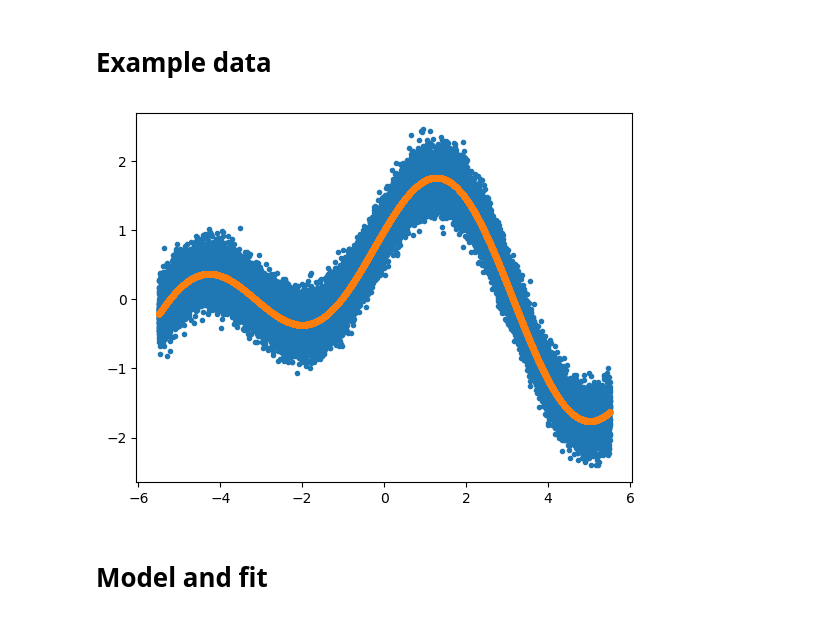
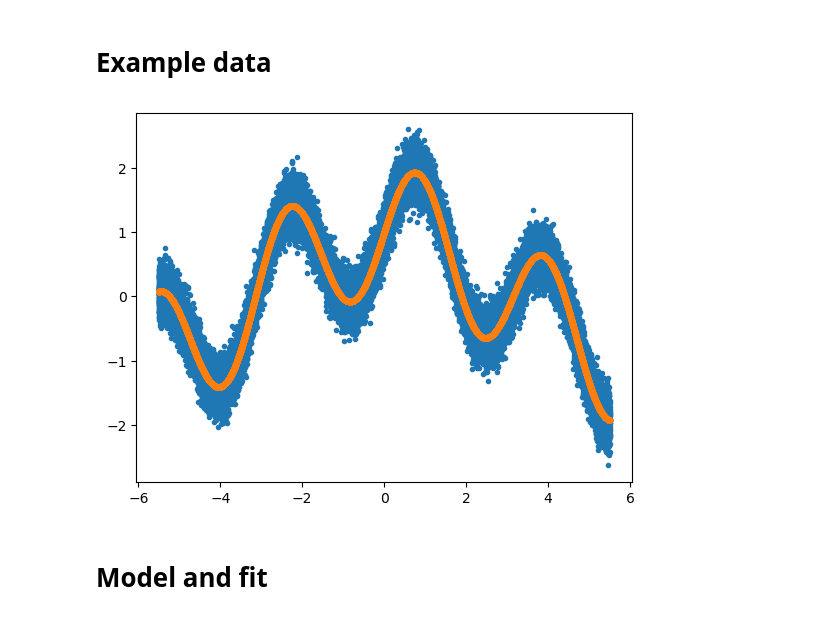
Before and after one commit to pymc-devs/pymcx, a Jupyter notebook: notebooks/gp1d.ipynb, the cells around one changed output. Cells and saved outputs as stored; diff of their text form; code cells hidden in the pictures.

```diff
--- a/notebooks/gp1d.ipynb
+++ b/notebooks/gp1d.ipynb
@@ -339,19 +347,19 @@ def make_training_step_fn(
 # %%
 n_data = 50_000
 noise = 0.2
 
 low, high = -5.5, 5.5
 x = np.sort(np.random.uniform(low, high, n_data))
-f = lambda x: np.sin(1 * x) + np.cos(0.5 * x)
+f = lambda x: np.sin(2 * x) + np.cos(0.5 * x)
 signal = f(x)
 y = signal + noise * np.random.randn(n_data)
 
 X, y = x[:, None], y[:, None]
 
 plt.plot(x, y, '.');
 plt.plot(x, signal, '.');
 # %% [output]
-[figure, old version]
+[figure, new version]
 # %% [markdown]
 # Model and fit
 # %%
```
Also changed, not shown: parts of 10 cells of this notebook.
